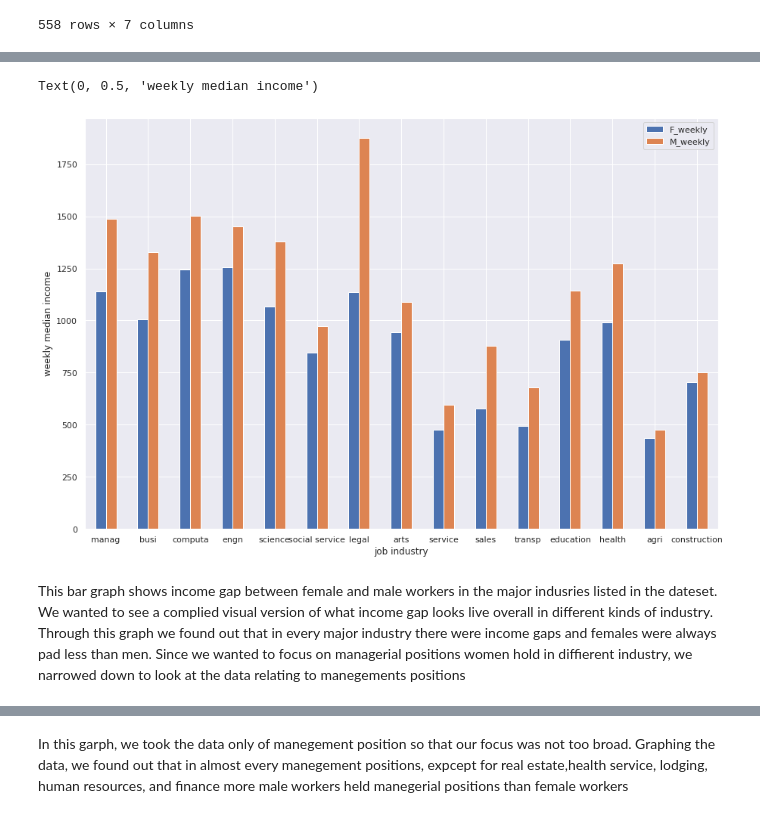
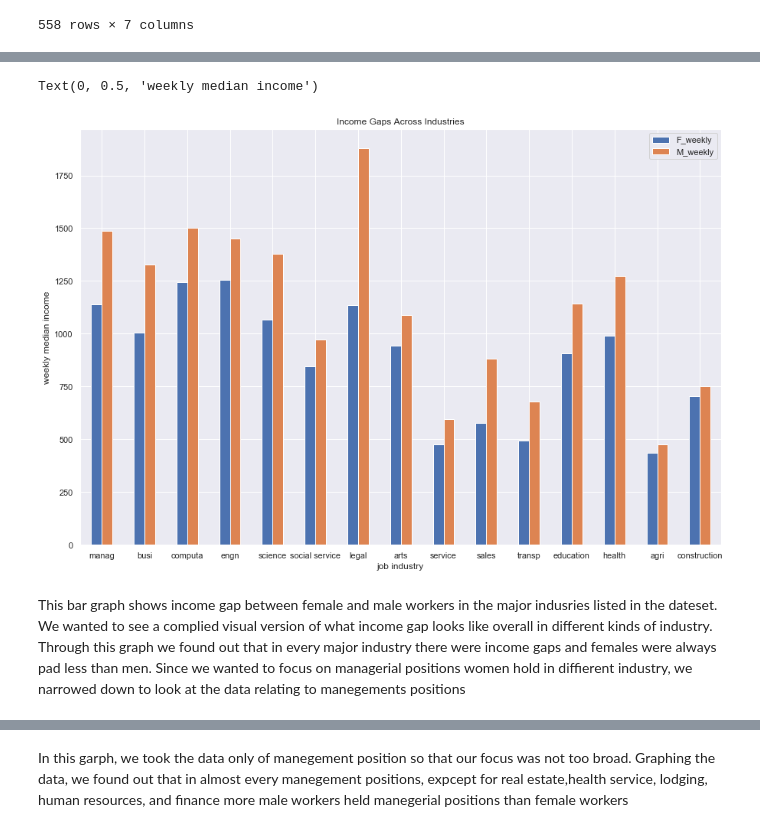
Before and after one commit to anjaliramesh42243/An-Exploratory-Data-Analysis-of-Women-in-the-Workforce, a Jupyter notebook: FinalProject_group40.ipynb, the cells around one changed output, grey strips where cells are left out. Cells and saved outputs as stored; diff of their text form; code cells hidden in the pictures.

Commit message:
Add files via upload
final version

```diff
--- a/FinalProject_group40.ipynb
+++ b/FinalProject_group40.ipynb
@@ -197,19 +197,19 @@ df
 # %%
 # bar graph for income comparision between differnt major occupations
 F_weekly = [1139,1004, 1245, 1257, 1067, 845, 1135, 942, 475, 578, 494, 907, 991, 437, 704]
 M_weekly = [1486, 1327, 1503, 1452, 1379, 973, 1877, 1088, 597, 880, 679, 1144, 1272, 477, 751]
 index = ['manag', 'busi', 'computa','engn', 'science', 'social service',
           'legal', 'arts', 'service', 'sales', 'transp', 'education', 'health',
          'agri', 'construction']
 df = pd.DataFrame({'F_weekly': F_weekly, 'M_weekly': M_weekly }, index=index)
-ax = df.plot.bar(rot=0, figsize = (15,10))
+ax = df.plot.bar(rot=0, title='Income Gaps Across Industries',figsize = (15,10))
 ax.set_xlabel('job industry')
 ax.set_ylabel('weekly median income')
 # %% [output]
 Text(0, 0.5, 'weekly median income')
-[figure, old version]
+[figure, new version]
 # %% [markdown]
-This bar graph shows income gap between female and male workers in the major indusries listed in the dateset. We wanted to see a complied visual version of what income gap looks live overall in different kinds of industry. Through this graph we found out that in every major industry there were income gaps and females were always pad less than men. Since we wanted to focus on managerial positions women hold in diffierent industry, we narrowed down to look at the data relating to manegements positions
+This bar graph shows income gap between female and male workers in the major indusries listed in the dateset. We wanted to see a complied visual version of what income gap looks like overall in different kinds of industry. Through this graph we found out that in every major industry there were income gaps and females were always pad less than men. Since we wanted to focus on managerial positions women hold in diffierent industry, we narrowed down to look at the data relating to manegements positions
 # %%
 # Bar graph for amount of male and female workers in management jobs
 M_workers = [763, 621, 570, 96, 466, 551, 68, 109, 224, 282, 389, 54, 154, 171, 105, 1717]
```
Also changed, not shown: parts of 9 cells of this notebook.
